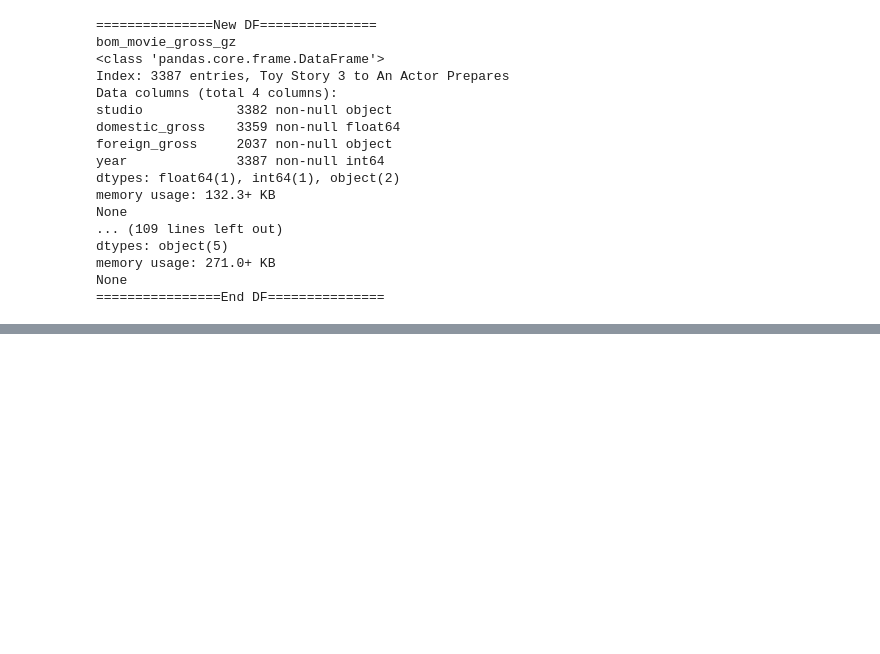
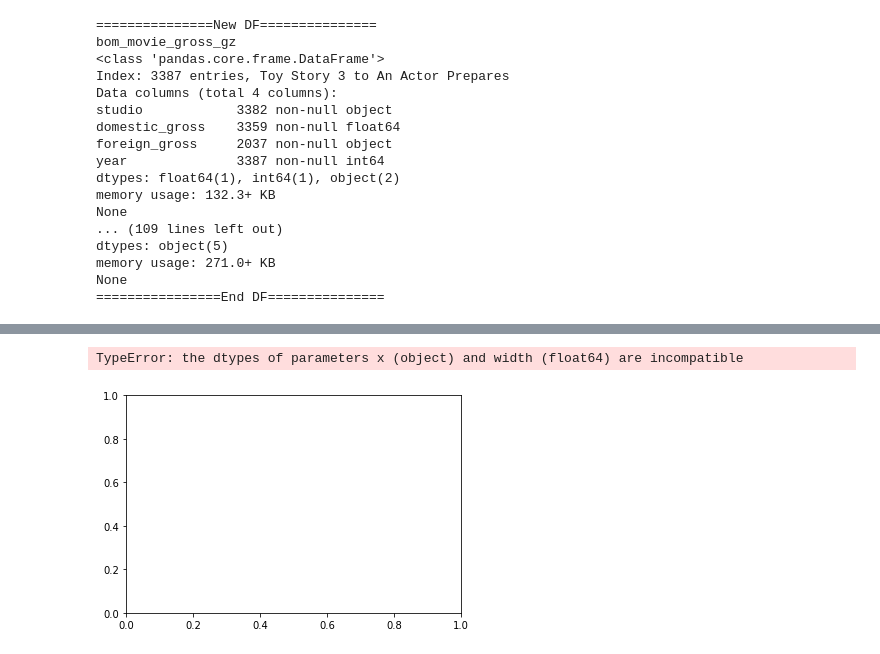
Before and after one commit to fecezar/movie-analysis-project, a Jupyter notebook: student.ipynb, the cells around one changed output, grey strips where cells are left out. Cells and saved outputs as stored; diff of their text form; code cells hidden in the pictures; blank space fills up the shorter version.

```diff
--- a/student.ipynb
+++ b/student.ipynb
@@ -145,0 +189,3 @@ None
+# %%
+df_tn_movie_budgets = csv_files_dict['tn_movie_budgets_gz']
+df_tn_movie_budgets.head(3)
@@ -145,0 +198,3 @@ None
+# %%
+df_tmdb_movies_gz = csv_files_dict['tmdb_movies_gz']
+df_tmdb_movies_gz.head(3)
@@ -145,0 +215,9 @@ None
+# %%
+def string_to_float(dataseries):
+    cleaned = dataseries.str.replace('$','')
+    cleaned = cleaned.str.replace(',','')
+    cleaned = cleaned.astype(float)
+    return cleaned
+# %%
+df_joined = df_tn_movie_budgets.join(df_tmdb_movies_gz, lsuffix='_X', rsuffix='_Y')
+df_joined['profit'] = string_to_float(df_joined['worldwide_gross']) - string_to_float(df_joined['production_budget'])
@@ -145,0 +234,6 @@ None
+# %%
+x = df_joined.genre_ids.apply()
+plt.bar(df_joined.genre_ids, df_joined['profit'])
+# %% [output]
+TypeError: the dtypes of parameters x (object) and width (float64) are incompatible
+[figure, added]
```
Also changed, not shown: parts of 16 cells of this notebook, 1 other file.
